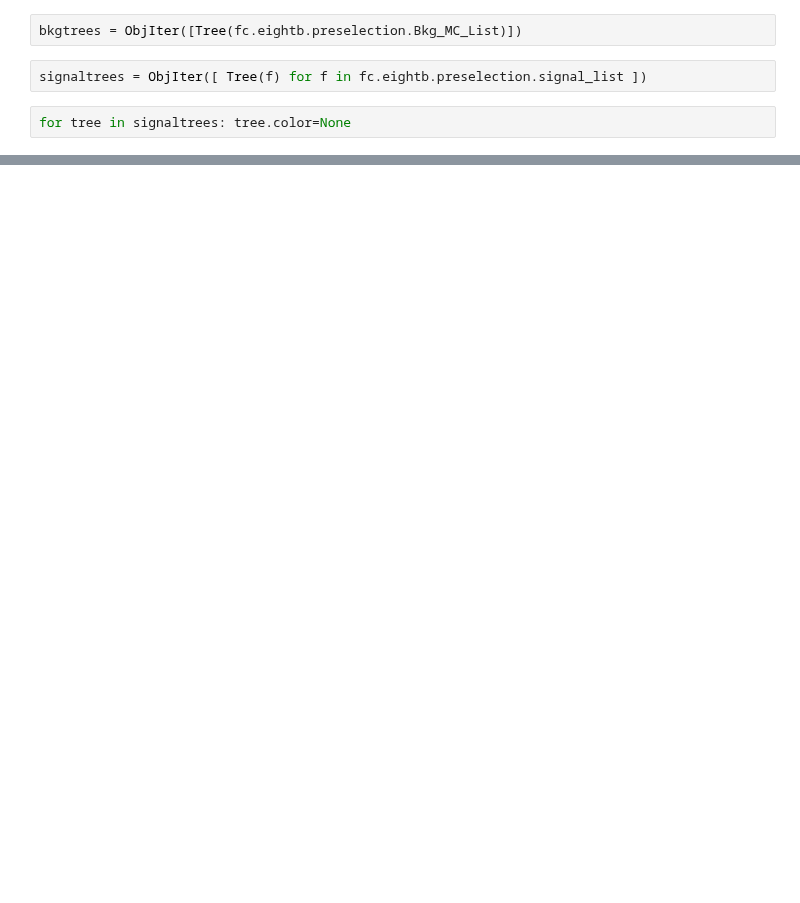
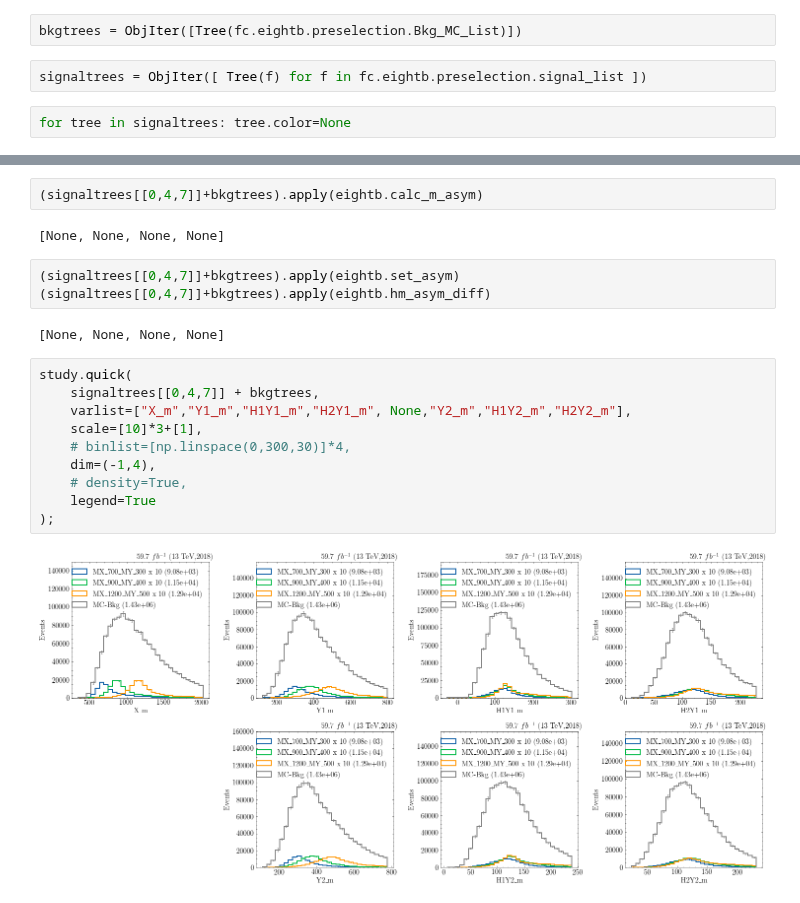
Before and after one commit to ekoenig4/analysis, a Jupyter notebook: jupyter/eightb/mc-background/abcd_estimation.ipynb, the cells around one changed output, grey strips where cells are left out. Saved outputs shown, nothing was run; the diff lists cells and outputs as text; blank space fills up the shorter version.

Commit message:
updating eightb notebooks

```diff
--- a/jupyter/eightb/mc-background/abcd_estimation.ipynb
+++ b/jupyter/eightb/mc-background/abcd_estimation.ipynb
@@ -329,0 +34,21 @@ for rname,vr_trees in zip(rnames,vriter):
+# %%
+(signaltrees[[0,4,7]]+bkgtrees).apply(eightb.calc_m_asym)
+# %% [output]
+[None, None, None, None]
+# %%
+(signaltrees[[0,4,7]]+bkgtrees).apply(eightb.set_asym)
+(signaltrees[[0,4,7]]+bkgtrees).apply(eightb.hm_asym_diff)
+# %% [output]
+[None, None, None, None]
+# %%
+study.quick(
+    signaltrees[[0,4,7]] + bkgtrees,
+    varlist=["X_m","Y1_m","H1Y1_m","H2Y1_m", None,"Y2_m","H1Y2_m","H2Y2_m"],
+    scale=[10]*3+[1],
+    # binlist=[np.linspace(0,300,30)]*4,
+    dim=(-1,4),
+    # density=True,
+    legend=True
+);
+# %% [output]
+[figure, added]
```
Also changed, not shown: parts of 54 cells of this notebook, 5 other files.
